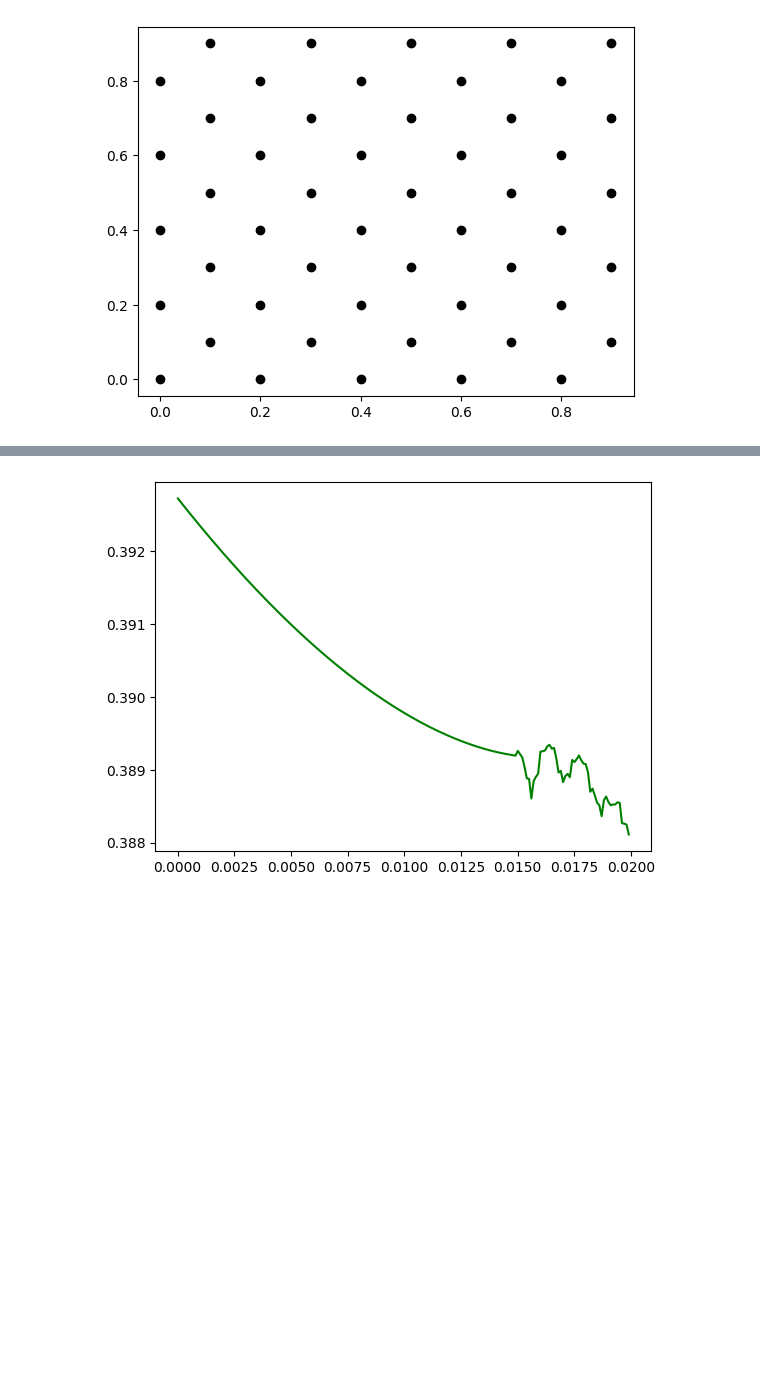
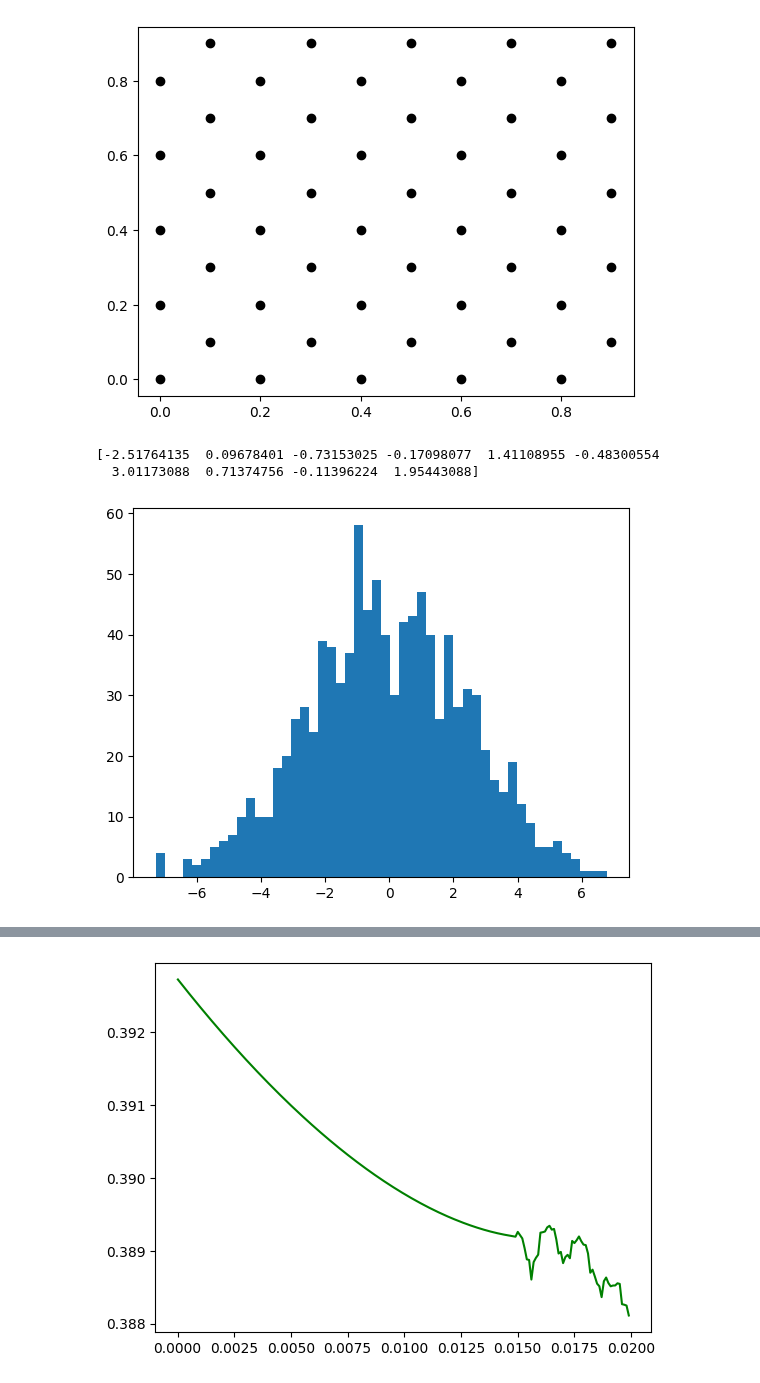
Before and after one commit to mannodiarun/MSE570, a Jupyter notebook: MD.ipynb, the cells around one changed output, grey strips where cells are left out. Saved outputs shown, nothing was run; the diff lists cells and outputs as text; code cells hidden in the pictures; blank space fills up the shorter version.

```diff
--- a/MD.ipynb
+++ b/MD.ipynb
@@ -250,3 +320,20 @@ def integrate(en, forces_x, forces_y, x, xm, y, ym):
+# %%
+## Example of Gaussian distribution ##
+
+import numpy as np
+
+sigma = 2.5  # Set the desired sigma value
+samples = np.random.normal(loc=0, scale=sigma, size=1000)
+
+# Print some of the samples
+print(samples[:10])
+
+plt.hist(samples, bins=50)
+plt.show()
+# %% [output]
+[-2.51764135  0.09678401 -0.73153025 -0.17098077  1.41108955 -0.48300554
+  3.01173088  0.71374756 -0.11396224  1.95443088]
+[figure, added]
 # %%
 def sample(x,y):
 
```
Also changed, not shown: parts of 7 cells of this notebook.
